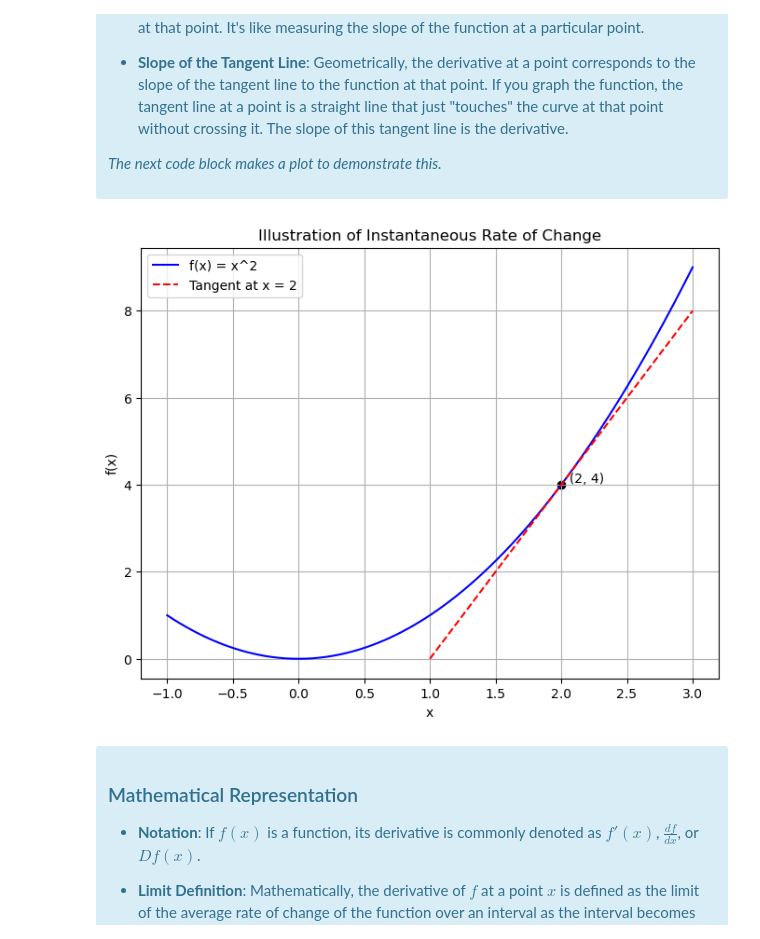
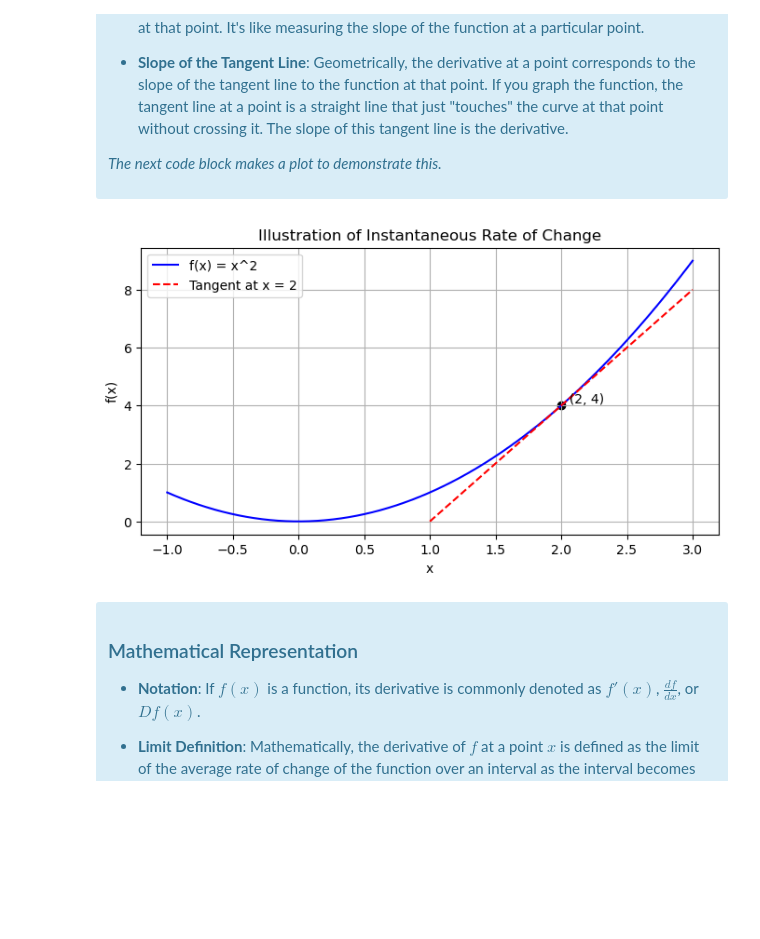
Before and after one commit to jsmagnuson/models-of-the-mind-notebooks, a Jupyter notebook: 13-nnets-03-learning-xor.ipynb, the cells around one changed output. Saved outputs shown, nothing was run; the diff lists cells and outputs as text; code cells hidden in the pictures; blank space fills up the shorter version.

```diff
--- a/13-nnets-03-learning-xor.ipynb
+++ b/13-nnets-03-learning-xor.ipynb
@@ -147,35 +147,35 @@ def df(x):
 x0 = 2
 y0 = f(x0)
 slope = df(x0)
 
 # Define the tangent line at x0
 def tangent_line(x):
     return slope * (x - x0) + y0
 
 # Generate x values
 x = np.linspace(-1, 3, 400)
 
 # Plot the function
-plt.figure(figsize=(8, 6))
+plt.figure(figsize=(8, 4))
 plt.plot(x, f(x), label="f(x) = x^2", color="blue")
 
 # Plot the tangent line
 x_tangent = np.linspace(1, 3, 10)
 plt.plot(x_tangent, tangent_line(x_tangent), label="Tangent at x = 2", color="red", linestyle="--")
 
 # Highlight the point of tangency
 plt.scatter([x0], [y0], color="black")
 plt.text(x0, y0, f"  ({x0}, {y0})", verticalalignment='bottom')
 
 # Add labels and title
 plt.xlabel("x")
 plt.ylabel("f(x)")
 plt.title("Illustration of Instantaneous Rate of Change")
 plt.legend()
 plt.grid(True)
 plt.show()
 # %% [output]
-[figure, old version]
+[figure, new version]
 # %% [markdown]
 <div class="alert alert-block alert-info">
 
```
Also changed, not shown: parts of 8 cells of this notebook, 1 other file.
